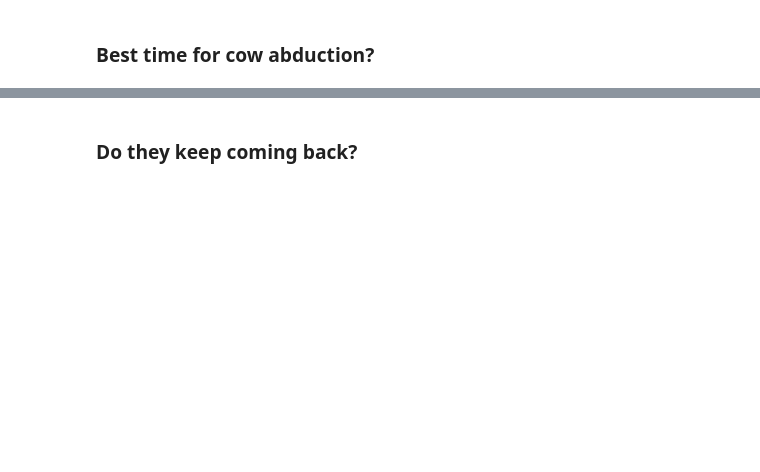
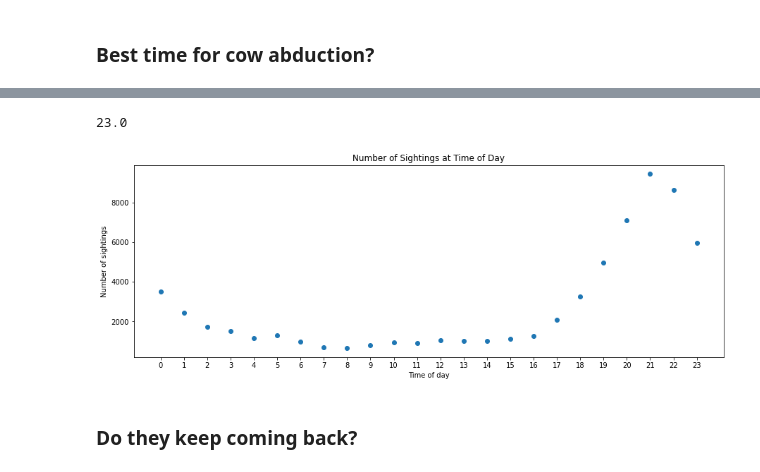
Before and after one commit to NoahLeVoir/UMN-DVA-Project-1-Team-7, a Jupyter notebook: Aliens_Analysis.ipynb, the cells around one changed output, grey strips where cells are left out. Saved outputs shown, nothing was run; the diff lists cells and outputs as text; code cells hidden in the pictures; blank space fills up the shorter version.

Commit message:
Initial analysis from groupwork on Wednesday

```diff
--- a/Aliens_Analysis.ipynb
+++ b/Aliens_Analysis.ipynb
@@ -159,0 +243,4 @@ fig
+# %%
+us_ufo_data["hour"] = np.floor(us_ufo_data["time"].str.replace(":", "").astype("int") / 100)
+us_ufo_data["hour"] %= 24
+us_ufo_data.head()
@@ -159,0 +254,8 @@ fig
+# %%
+time_group = us_ufo_data.groupby("hour")
+
+times_of_day = us_ufo_data["hour"].unique()
+times_of_day.sort()
+
+num_visits = time_group["hour"].count()
+num_visits
@@ -160,2 +280,26 @@ fig
+# %%
+us_ufo_data["hour"].max()
+# %% [output]
+23.0
+# %%
+plt.figure(figsize = (15, 5))
+
+# Scatter plot to see if the time of day has any correlation with total number of visits
+
+plt.scatter(times_of_day, num_visits)
+
+
+# Arrange tick labels
+plt.xticks(np.arange(0, 24, 1))
+
+# Set the title and x and y labels of the plot
+plt.title("Number of Sightings at Time of Day")
+plt.xlabel("Time of day")
+plt.ylabel("Number of sightings")
+
+# Best practice to use plt.show()
+plt.show()
+# %% [output]
+[figure, added]
 # %% [markdown]
 ### Do they keep coming back?
```
Also changed, not shown: parts of 27 cells of this notebook.
